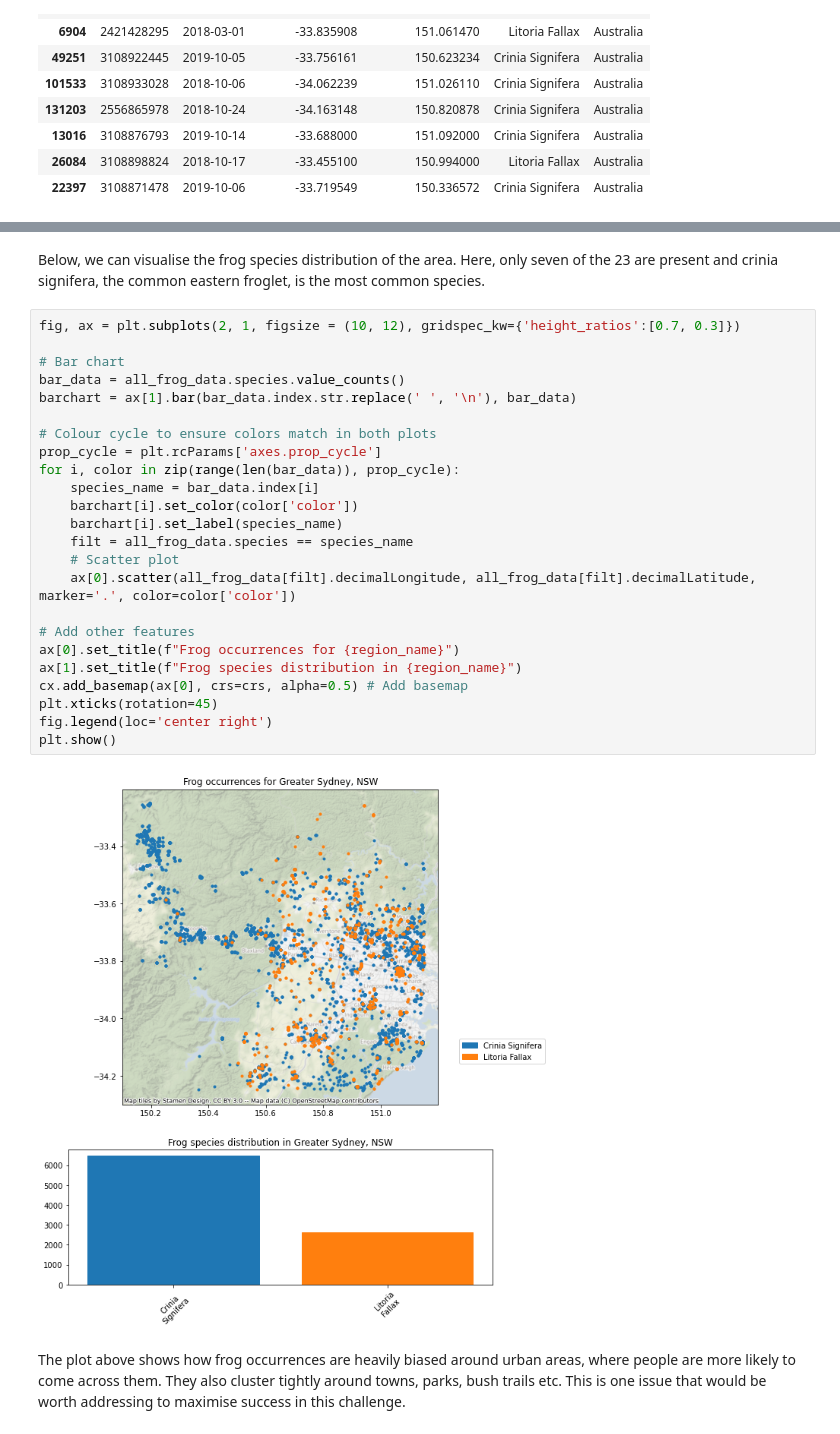
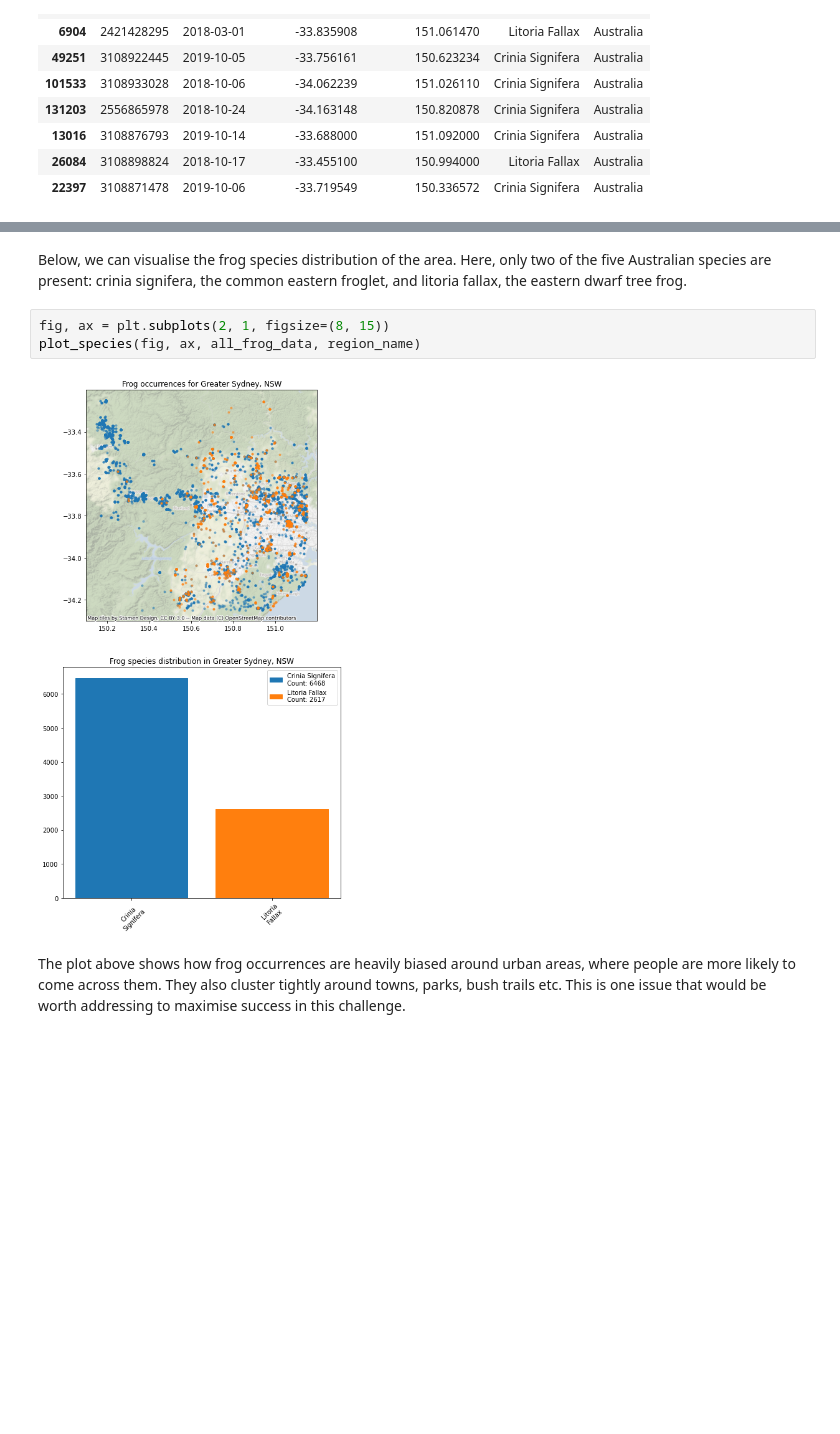
Before and after one commit to EY-Data-Science-Program/2022-Better-Working-World-Data-Challenge, a Jupyter notebook: notebooks/Model_Level_1.ipynb, the cells around one changed output, grey strips where cells are left out. Saved outputs shown, nothing was run; the diff lists cells and outputs as text; blank space fills up the shorter version.

```diff
--- a/notebooks/Model_Level_1.ipynb
+++ b/notebooks/Model_Level_1.ipynb
@@ -141,31 +196,10 @@ all_frog_data.sample(10, random_state=420)
 # %% [markdown]
-Below, we can visualise the frog species distribution of the area. Here, only seven of the 23 are present and crinia signifera, the common eastern froglet, is the most common species.
+Below, we can visualise the frog species distribution of the area. Here, only two of the five Australian species are present: crinia signifera, the common eastern froglet, and litoria fallax, the eastern dwarf tree frog.
 # %%
-fig, ax = plt.subplots(2, 1, figsize = (10, 12), gridspec_kw={'height_ratios':[0.7, 0.3]})
-
-# Bar chart
-bar_data = all_frog_data.species.value_counts()
-barchart = ax[1].bar(bar_data.index.str.replace(' ', '\n'), bar_data)
-
-# Colour cycle to ensure colors match in both plots
-prop_cycle = plt.rcParams['axes.prop_cycle']
-for i, color in zip(range(len(bar_data)), prop_cycle):
-    species_name = bar_data.index[i]
-    barchart[i].set_color(color['color'])
-    barchart[i].set_label(species_name)
-    filt = all_frog_data.species == species_name
-    # Scatter plot
-    ax[0].scatter(all_frog_data[filt].decimalLongitude, all_frog_data[filt].decimalLatitude, marker='.', color=color['color'])
-
-# Add other features
-ax[0].set_title(f"Frog occurrences for {region_name}")
-ax[1].set_title(f"Frog species distribution in {region_name}")
-cx.add_basemap(ax[0], crs=crs, alpha=0.5) # Add basemap
-plt.xticks(rotation=45)
-fig.legend(loc='center right')
-plt.show()
+fig, ax = plt.subplots(2, 1, figsize=(8, 15))
+plot_species(fig, ax, all_frog_data, region_name)
 # %% [output]
-[figure, old version]
+[figure, new version]
 # %% [markdown]
 The plot above shows how frog occurrences are heavily biased around urban areas, where people are more likely to come across them. They also cluster tightly around towns, parks, bush trails etc. This is one issue that would be worth addressing to maximise success in this challenge.
 # %% [markdown]
```
Also changed, not shown: parts of 7 cells of this notebook, 7 other files.
